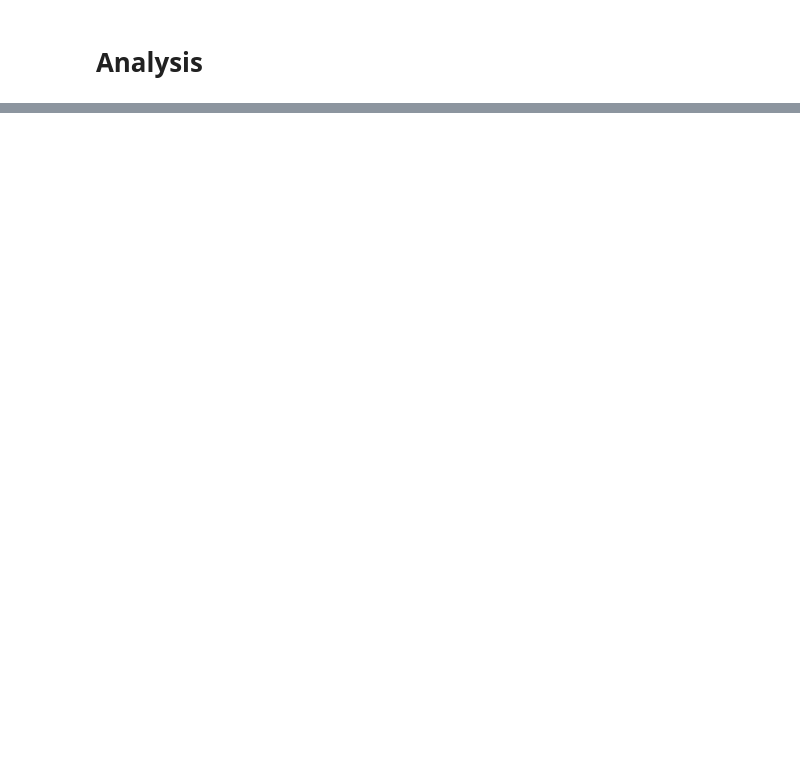
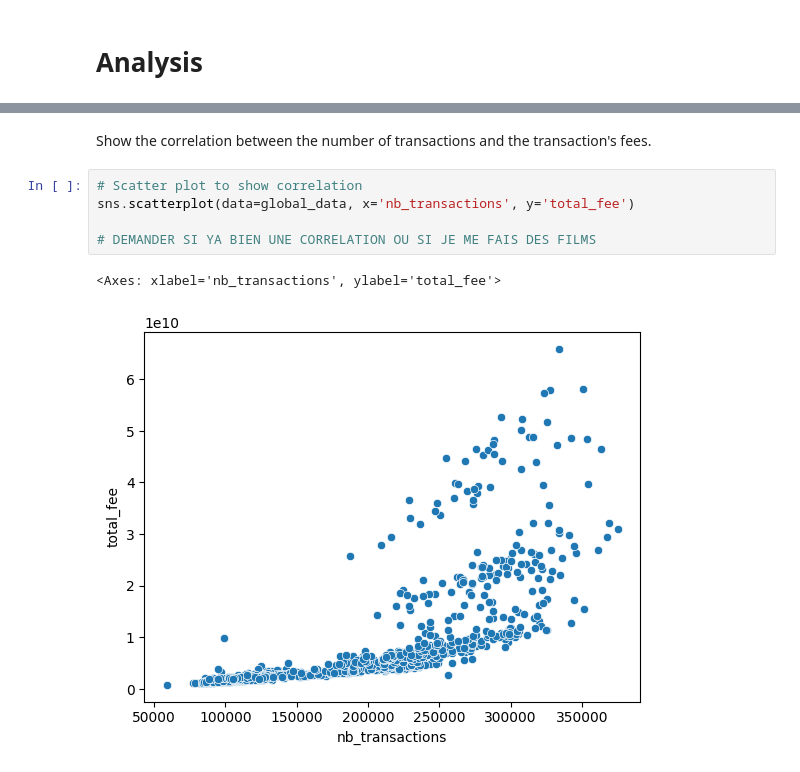
Before and after one commit to DjuloFyro/EGC_2024, a Jupyter notebook: EGC_2024_antoine.feret_julian.gil.ipynb, the cells around one changed output, grey strips where cells are left out. Cells and saved outputs as stored; diff of their text form; blank space fills up the shorter version.

```diff
--- a/EGC_2024_antoine.feret_julian.gil.ipynb
+++ b/EGC_2024_antoine.feret_julian.gil.ipynb
@@ -230,0 +231,10 @@ external_data
+# %% [markdown]
+Show the correlation between the number of transactions and the transaction's fees.
+# %%
+# Scatter plot to show correlation
+sns.scatterplot(data=global_data, x='nb_transactions', y='total_fee')
+
+# DEMANDER SI YA BIEN UNE CORRELATION OU SI JE ME FAIS DES FILMS
+# %% [output]
+<Axes: xlabel='nb_transactions', ylabel='total_fee'>
+[figure, added]
```
Also changed, not shown: parts of 40 cells of this notebook, 5 other files.
